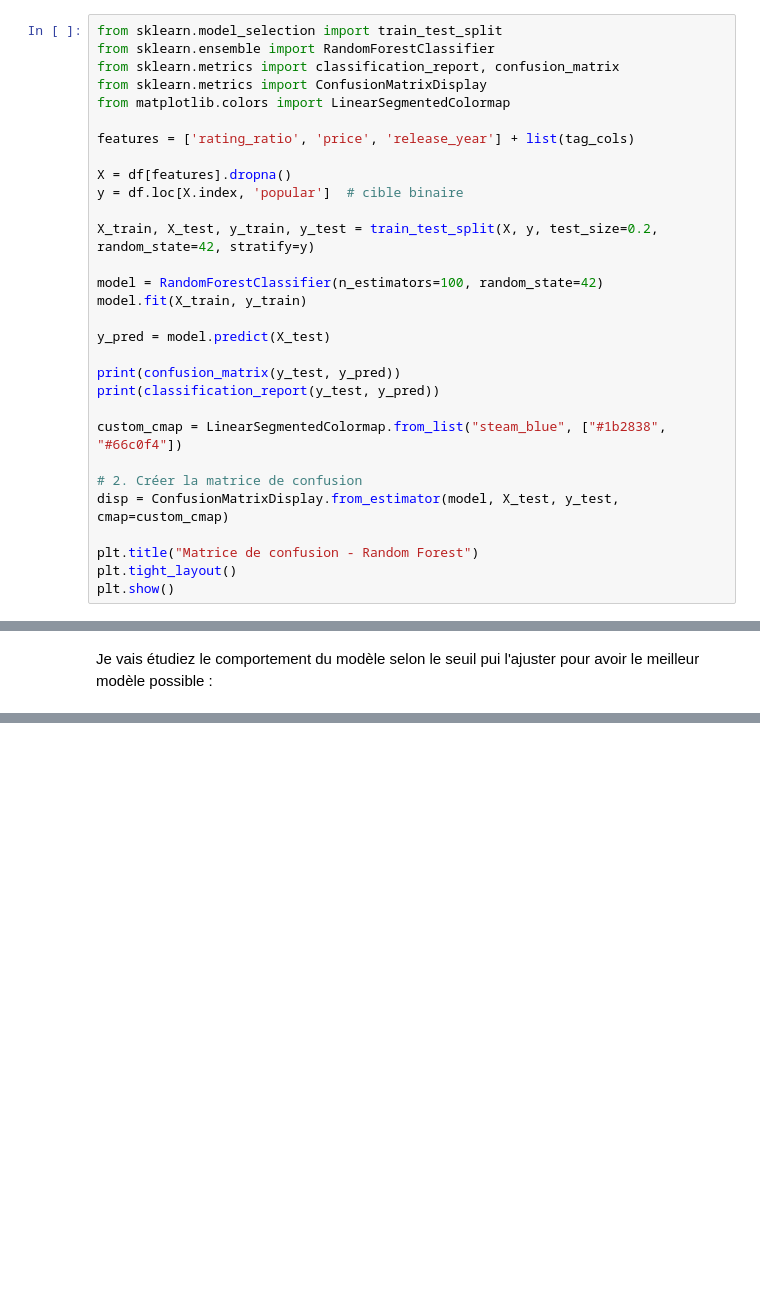
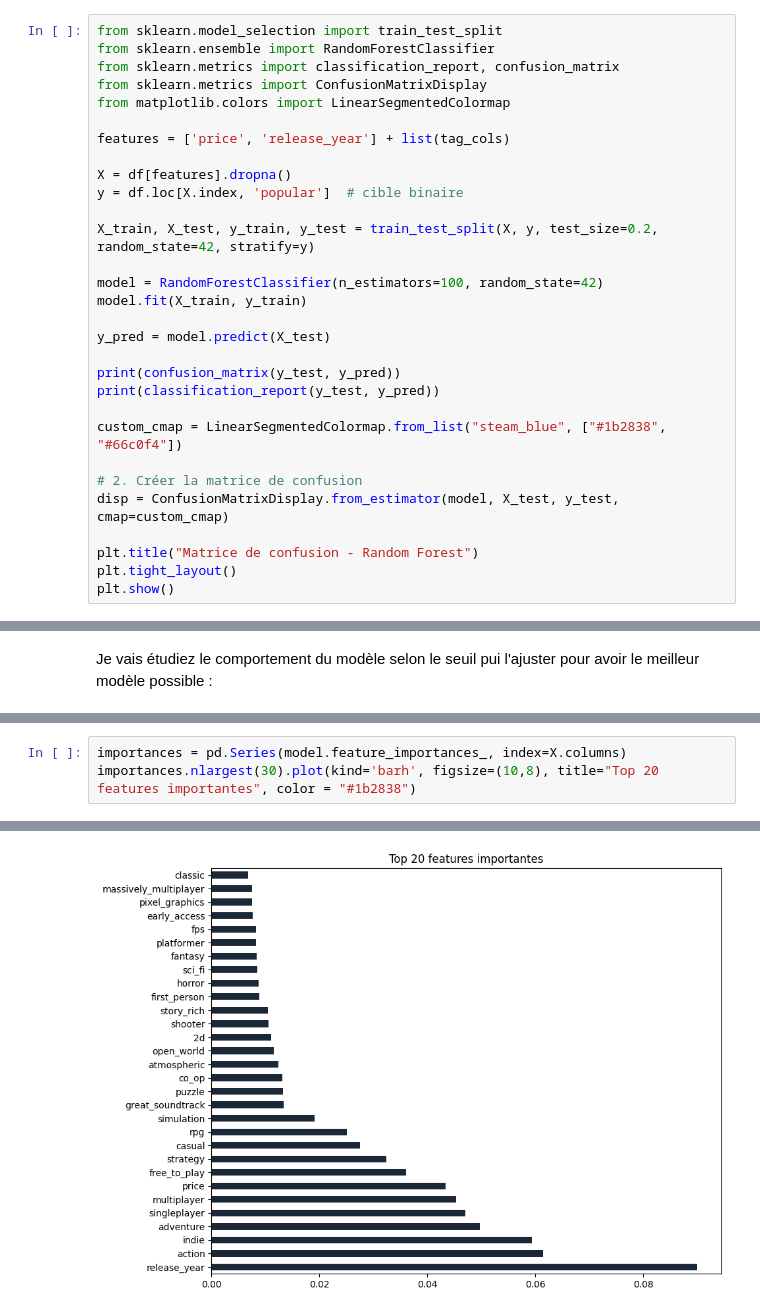
Before and after one commit to Plestan/Analyse-comportementale-Steam, a Jupyter notebook: analyse.ipynb, the cells around one changed output, grey strips where cells are left out. Saved outputs shown, nothing was run; the diff lists cells and outputs as text; blank space fills up the shorter version.

```diff
--- a/analyse.ipynb
+++ b/analyse.ipynb
@@ -925,7 +944,7 @@ from sklearn.metrics import classification_report, confusion_matrix
 from sklearn.metrics import ConfusionMatrixDisplay
 from matplotlib.colors import LinearSegmentedColormap
 
-features = ['rating_ratio', 'price', 'release_year'] + list(tag_cols)
+features = ['price', 'release_year'] + list(tag_cols)
 
 X = df[features].dropna()
 y = df.loc[X.index, 'popular']  # cible binaire
@@ -1108,0 +1120,4 @@ Grâce à l’optimisation du seuil de décision, le modèle améliore sa capaci
+# %%
+importances = pd.Series(model.feature_importances_, index=X.columns)
+importances.nlargest(30).plot(kind='barh', figsize=(10,8), title="Top 20 features importantes", color = "#1b2838")
+# %% [output]
@@ -1108,0 +1141 @@ Grâce à l’optimisation du seuil de décision, le modèle améliore sa capaci
+[figure, added]
```
Also changed, not shown: parts of 14 cells of this notebook.
